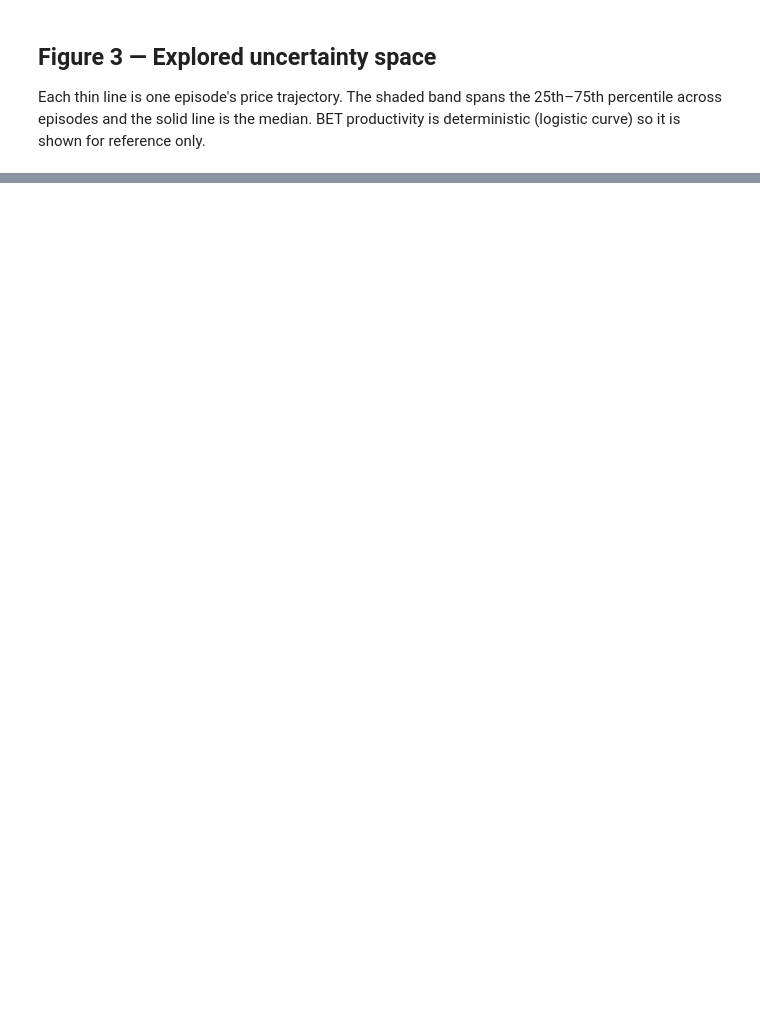
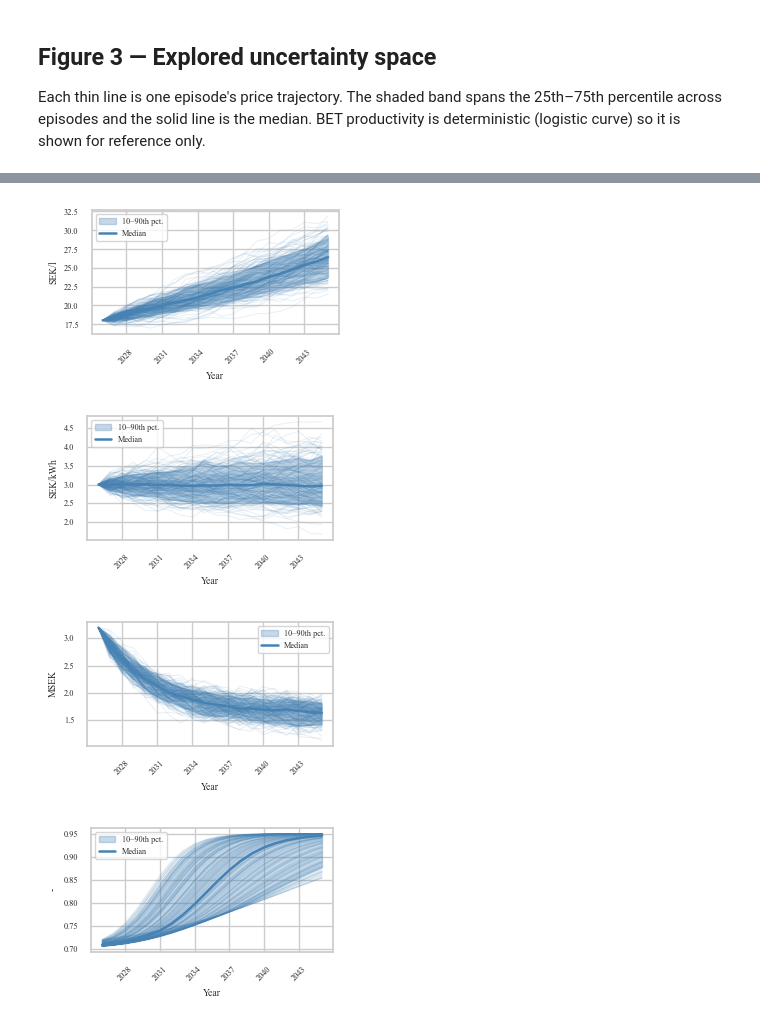
Before and after one commit to simfro/fleet-replacement, a Jupyter notebook: notebooks/analyse_batch.ipynb, the cells around one changed output, grey strips where cells are left out. Cells and saved outputs as stored; diff of their text form; code cells hidden in the pictures; blank space fills up the shorter version.

```diff
--- a/notebooks/analyse_batch.ipynb
+++ b/notebooks/analyse_batch.ipynb
@@ -181,0 +183,61 @@ plt.show()
+# %%
+from matplotlib.ticker import MaxNLocator
+
+# One figure per variable, sized for ~2x2 subfigures in a LaTeX document
+# (textwidth = 468 pt => each panel is roughly half width)
+panel_figsize = (3.15, 2.00)
+
+uncertainty_panels = [
+    (
+        "SEK/l",
+        [r.energy_prices_diesel for r in records],
+        "uncertainty_diesel_price.pgf",
+    ),
+    (
+        "SEK/kWh",
+        [r.energy_prices_electricity for r in records],
+        "uncertainty_electricity_price.pgf",
+    ),
+    (
+        "MSEK",
+        [r.purchase_prices_BET / 1e6 for r in records],
+        "uncertainty_bet_purchase_price.pgf",
+    ),
+    (
+        "-",
+        [r.productivities_BET for r in records],
+        "uncertainty_bet_productivity.pgf",
+    ),
+]
+
+for ylabel, paths, filename in uncertainty_panels:
+    mat = np.stack(paths)
+    p10 = np.percentile(mat, 10, axis=0)
+    p50 = np.percentile(mat, 50, axis=0)
+    p90 = np.percentile(mat, 90, axis=0)
+
+    fig, ax = plt.subplots(figsize=panel_figsize)
+
+    for row in mat:
+        ax.plot(years, row, color="steelblue", alpha=0.12, linewidth=0.7)
+
+    ax.fill_between(
+        years, p10, p90, color="steelblue", alpha=0.30, label="10–90th pct."
+    )
+    ax.plot(years, p50, color="steelblue", linewidth=1.8, label="Median")
+
+    # ax.grid(False)
+    ax.legend()
+    ax.set_xlabel("Year")
+    ax.set_ylabel(ylabel)
+    ax.xaxis.set_major_locator(MaxNLocator(integer=True))
+    ax.tick_params(axis="x", rotation=45)
+
+    plt.tight_layout()
+    fig.savefig(FIGURES_DIR / filename, backend="pgf", bbox_inches="tight")
+    plt.show()
+# %% [output]
+[figure, added]
+[figure, added]
+[figure, added]
+[figure, added]
```
Also changed, not shown: parts of 4 cells of this notebook, 8 other files.
